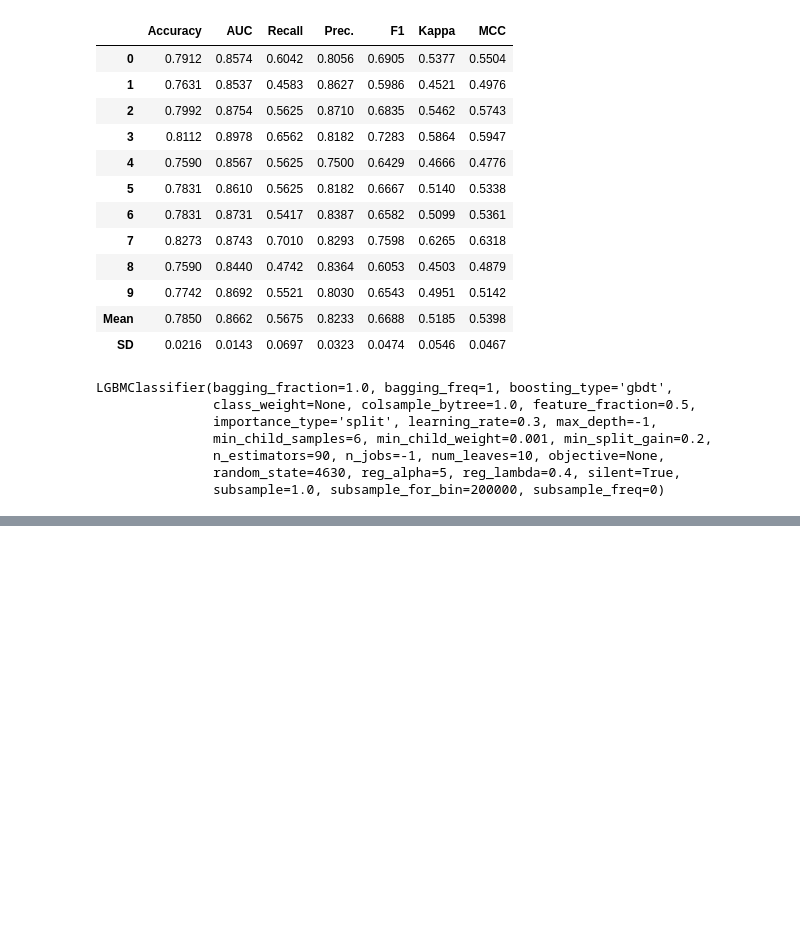
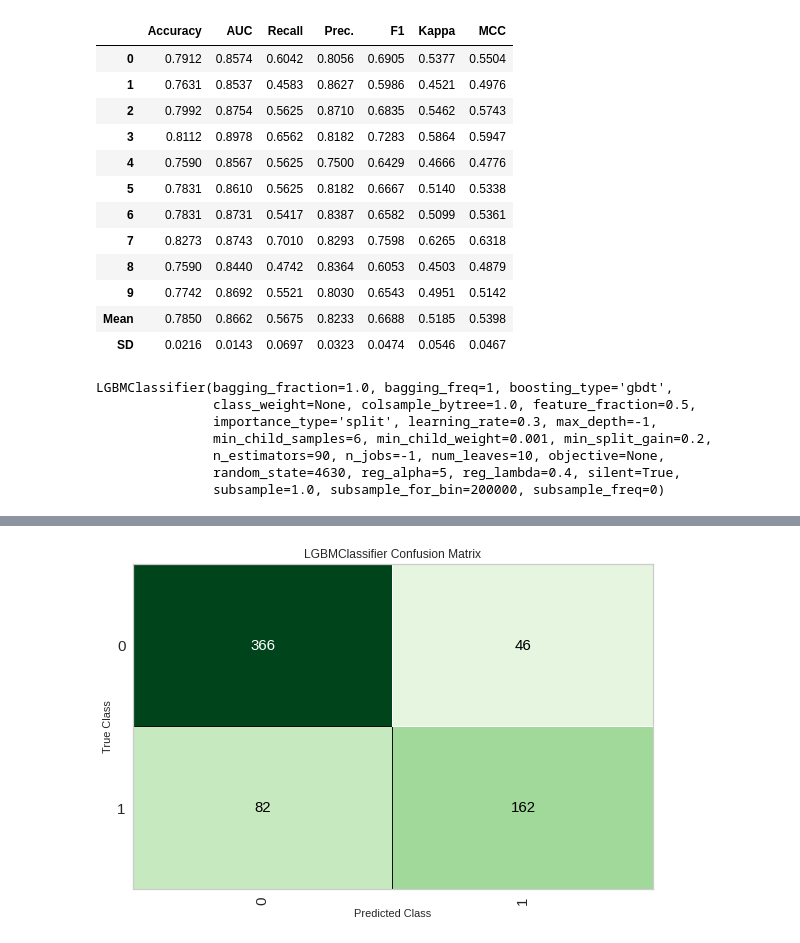
Before and after one commit to gyana-ranjan-dash/water-potability, a Jupyter notebook: water_probability.ipynb, the cells around one changed output, grey strips where cells are left out. Saved outputs shown, nothing was run; the diff lists cells and outputs as text; code cells hidden in the pictures; blank space fills up the shorter version.

```diff
--- a/water_probability.ipynb
+++ b/water_probability.ipynb
@@ -299,0 +334,5 @@ LGBMClassifier(bagging_fraction=1.0, bagging_freq=1, boosting_type='gbdt',
+# %%
+#confusion matrix
+plot_model(GBM, plot = 'confusion_matrix')
+# %% [output]
+[figure, added]
```
Also changed, not shown: parts of 15 cells of this notebook.
